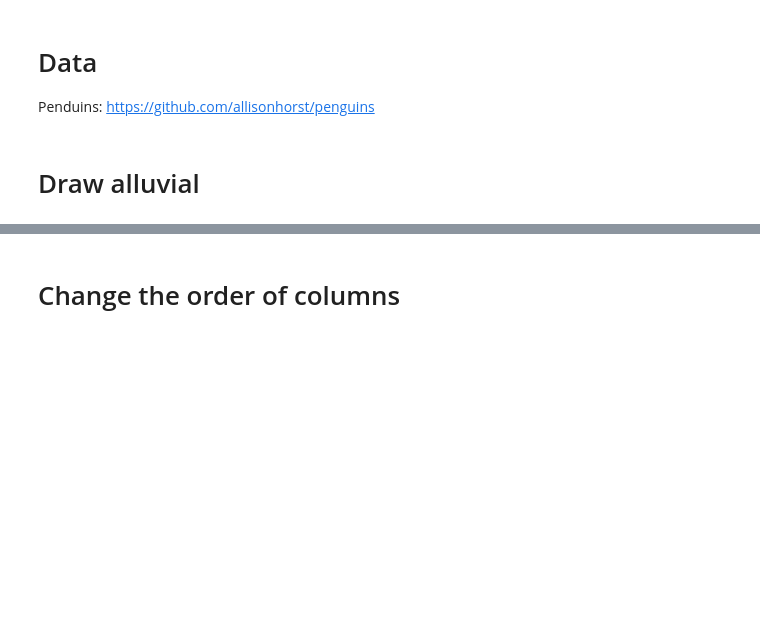
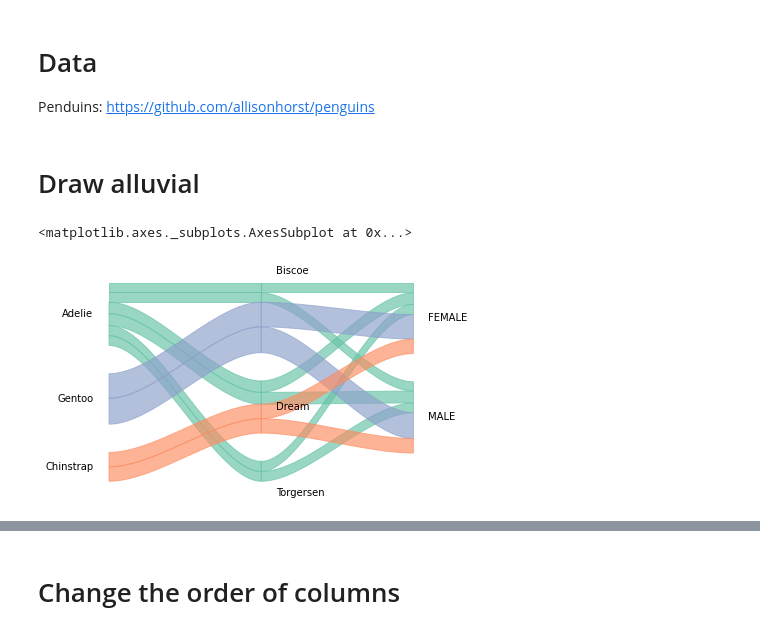
Before and after one commit to skojaku/pandas-alluvial-diagram, a Jupyter notebook: notebooks/example1.ipynb, the cells around one changed output, grey strips where cells are left out. Drawn from its saved outputs; the diff is of its cells as text; code cells hidden in the pictures; blank space fills up the shorter version.

```diff
--- a/notebooks/example1.ipynb
+++ b/notebooks/example1.ipynb
@@ -8,3 +8,8 @@ Penduins: https://github.com/allisonhorst/penguins
 df = pd.read_csv("../data/penguins.csv")
 # %% [markdown]
 # Draw alluvial
+# %%
+allu_pandas.draw(df, ["species", "island", "sex"])
+# %% [output]
+<matplotlib.axes._subplots.AxesSubplot at 0x...>
+[figure, added]
```
Also changed, not shown: parts of 7 cells of this notebook.
